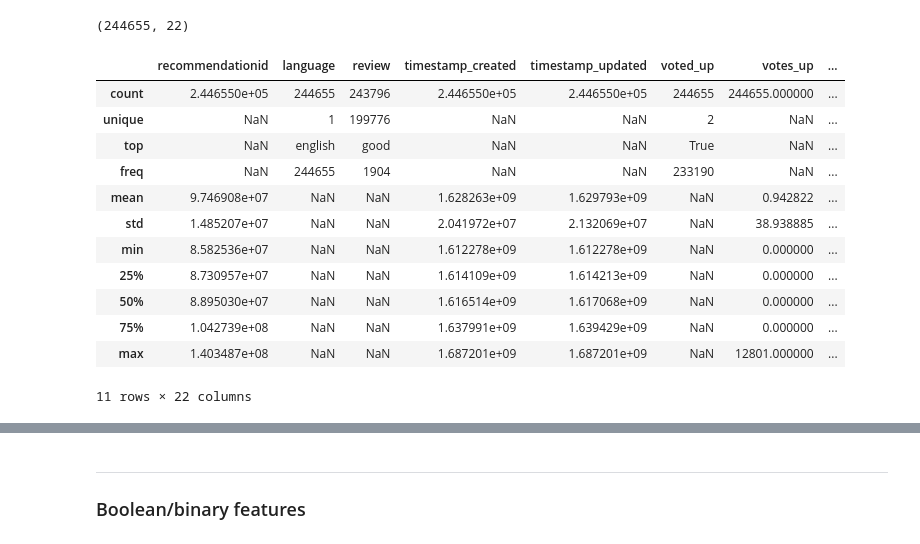
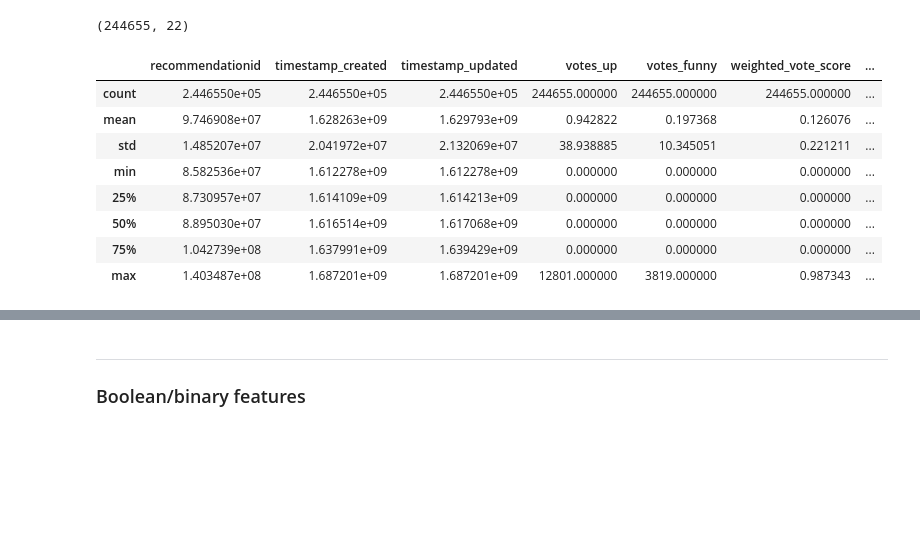
Before and after one commit to RalucaN/Steam_reviews, a Jupyter notebook: B_Data_processing.ipynb, the cells around one changed output, grey strips where cells are left out. Drawn from its saved outputs; the diff is of its cells as text; code cells hidden in the pictures; blank space fills up the shorter version.

```diff
--- a/B_Data_processing.ipynb
+++ b/B_Data_processing.ipynb
@@ -55,19 +55,15 @@ data.shape
 (244655, 22)
 # %%
 # Overall summary stats
-data.describe(include='all')
+data.describe()
 # %% [output]
-|  | recommendationid | language | review | timestamp_created | timestamp_updated | voted_up | votes_up | ... |
-| count | 2.446550e+05 | 244655 | 243796 | 2.446550e+05 | 2.446550e+05 | 244655 | 244655.000000 | ... |
-| unique | NaN | 1 | 199776 | NaN | NaN | 2 | NaN | ... |
-| top | NaN | english | good | NaN | NaN | True | NaN | ... |
-| freq | NaN | 244655 | 1904 | NaN | NaN | 233190 | NaN | ... |
-| mean | 9.746908e+07 | NaN | NaN | 1.628263e+09 | 1.629793e+09 | NaN | 0.942822 | ... |
-| std | 1.485207e+07 | NaN | NaN | 2.041972e+07 | 2.132069e+07 | NaN | 38.938885 | ... |
-| min | 8.582536e+07 | NaN | NaN | 1.612278e+09 | 1.612278e+09 | NaN | 0.000000 | ... |
-| 25% | 8.730957e+07 | NaN | NaN | 1.614109e+09 | 1.614213e+09 | NaN | 0.000000 | ... |
-| 50% | 8.895030e+07 | NaN | NaN | 1.616514e+09 | 1.617068e+09 | NaN | 0.000000 | ... |
-| 75% | 1.042739e+08 | NaN | NaN | 1.637991e+09 | 1.639429e+09 | NaN | 0.000000 | ... |
-| max | 1.403487e+08 | NaN | NaN | 1.687201e+09 | 1.687201e+09 | NaN | 12801.000000 | ... |
+|  | recommendationid | timestamp_created | timestamp_updated | votes_up | votes_funny | weighted_vote_score | ... |
+| count | 2.446550e+05 | 2.446550e+05 | 2.446550e+05 | 244655.000000 | 244655.000000 | 244655.000000 | ... |
+| mean | 9.746908e+07 | 1.628263e+09 | 1.629793e+09 | 0.942822 | 0.197368 | 0.126076 | ... |
+| std | 1.485207e+07 | 2.041972e+07 | 2.132069e+07 | 38.938885 | 10.345051 | 0.221211 | ... |
+| min | 8.582536e+07 | 1.612278e+09 | 1.612278e+09 | 0.000000 | 0.000000 | 0.000000 | ... |
+| 25% | 8.730957e+07 | 1.614109e+09 | 1.614213e+09 | 0.000000 | 0.000000 | 0.000000 | ... |
+| 50% | 8.895030e+07 | 1.616514e+09 | 1.617068e+09 | 0.000000 | 0.000000 | 0.000000 | ... |
+| 75% | 1.042739e+08 | 1.637991e+09 | 1.639429e+09 | 0.000000 | 0.000000 | 0.000000 | ... |
+| max | 1.403487e+08 | 1.687201e+09 | 1.687201e+09 | 12801.000000 | 3819.000000 | 0.987343 | ... |
-11 rows × 22 columns
 # %% [markdown]
```
Also changed, not shown: parts of 23 cells of this notebook, 2 other files.
